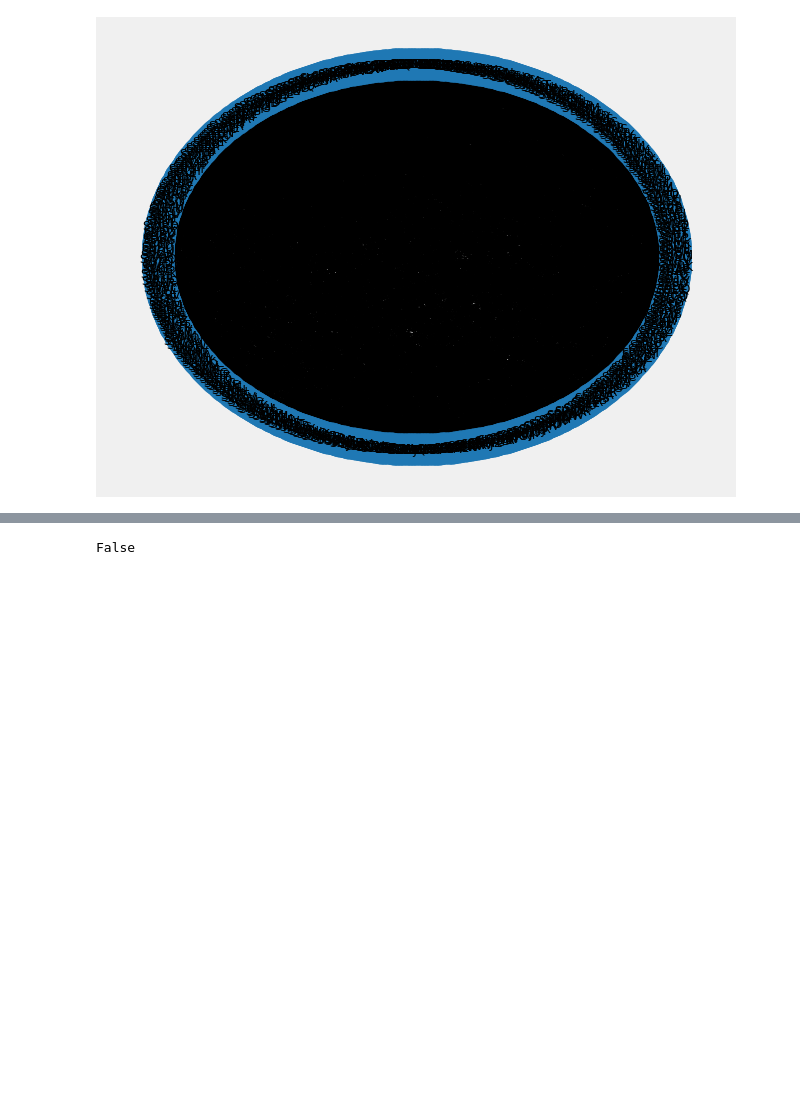
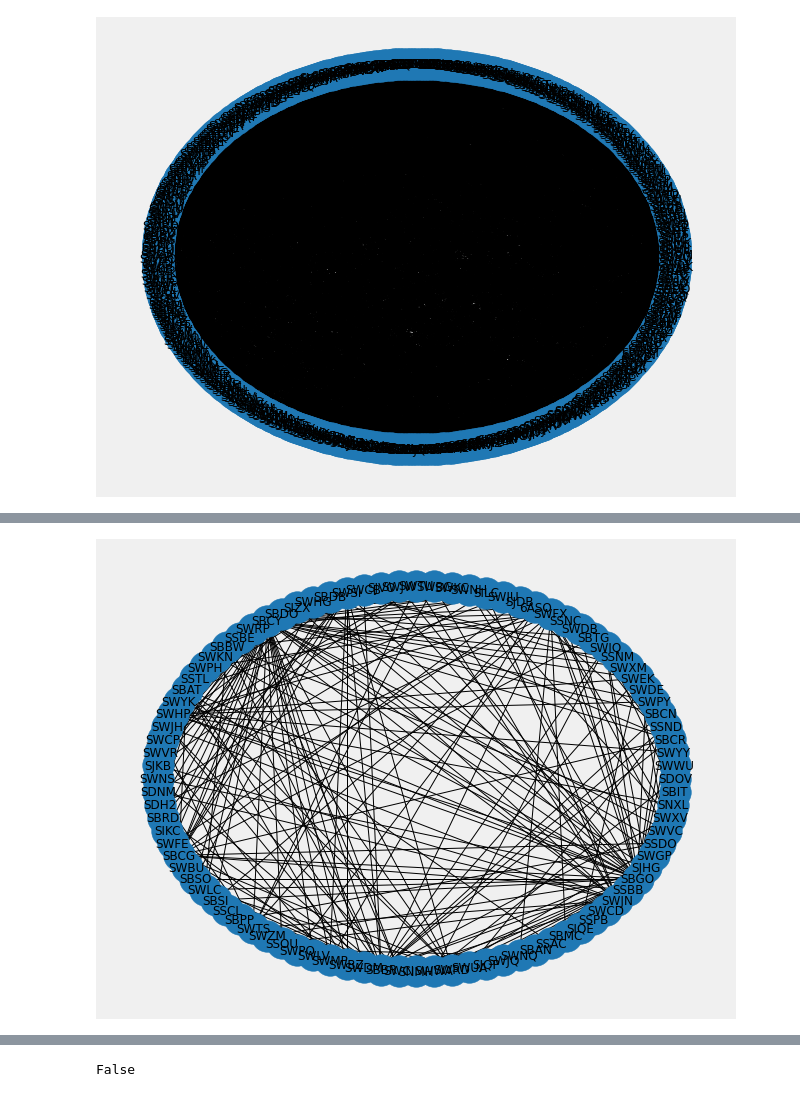
Before and after one commit to Morsinaldo/data_structure_II, a Jupyter notebook: air_traffic_brazil/notebook.ipynb, the cells around one changed output, grey strips where cells are left out. Cells and saved outputs as stored; diff of their text form; code cells hidden in the pictures; blank space fills up the shorter version.

```diff
--- a/air_traffic_brazil/notebook.ipynb
+++ b/air_traffic_brazil/notebook.ipynb
@@ -220,0 +330,8 @@ plt.show()
+# %%
+# draw the Midwest's graph
+fig, ax = plt.subplots(1, 1,figsize=(10,8))
+nx.draw_networkx(G_midwest, ax=ax,node_size=1000,pos=nx.circular_layout(G_midwest))
+plt.axis("off")
+plt.show()
+# %% [output]
+[figure, added]
```
Also changed, not shown: parts of 32 cells of this notebook.
